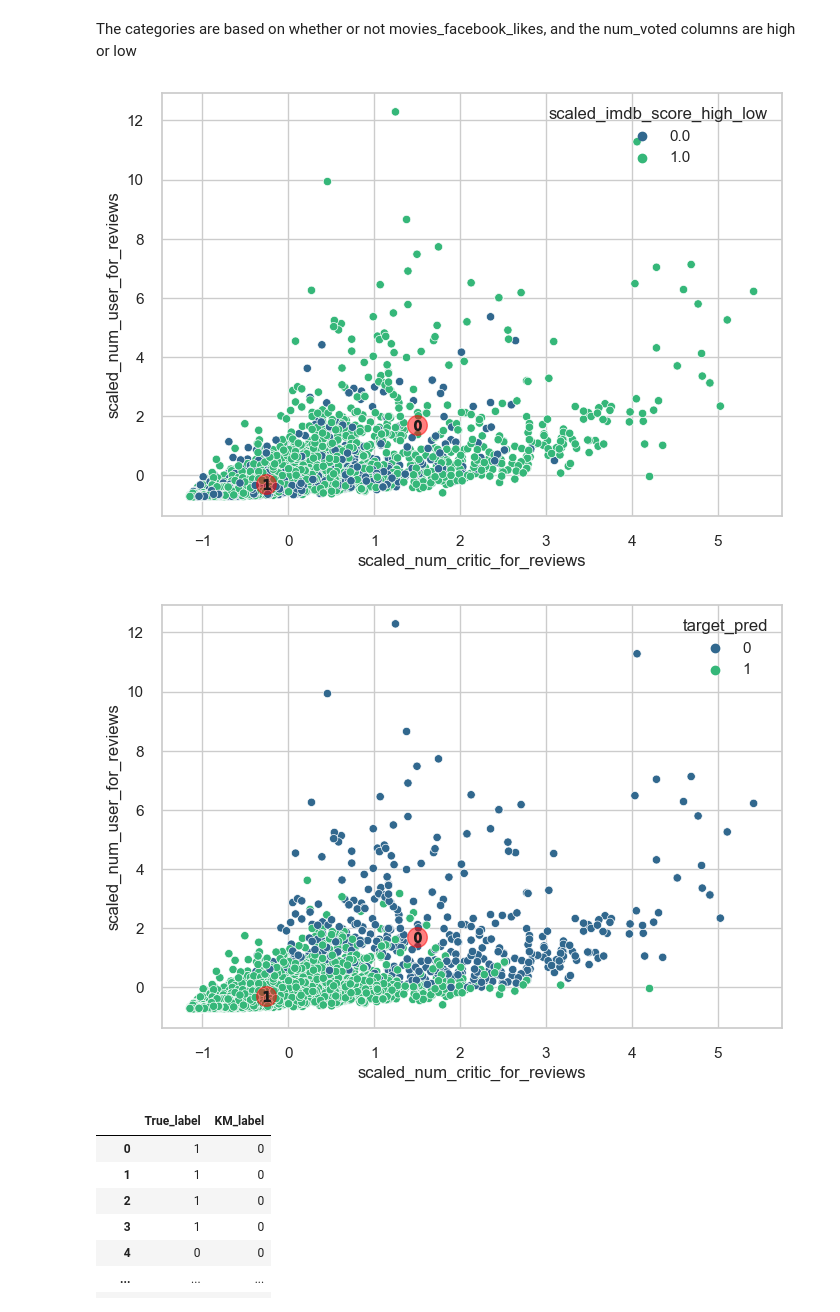
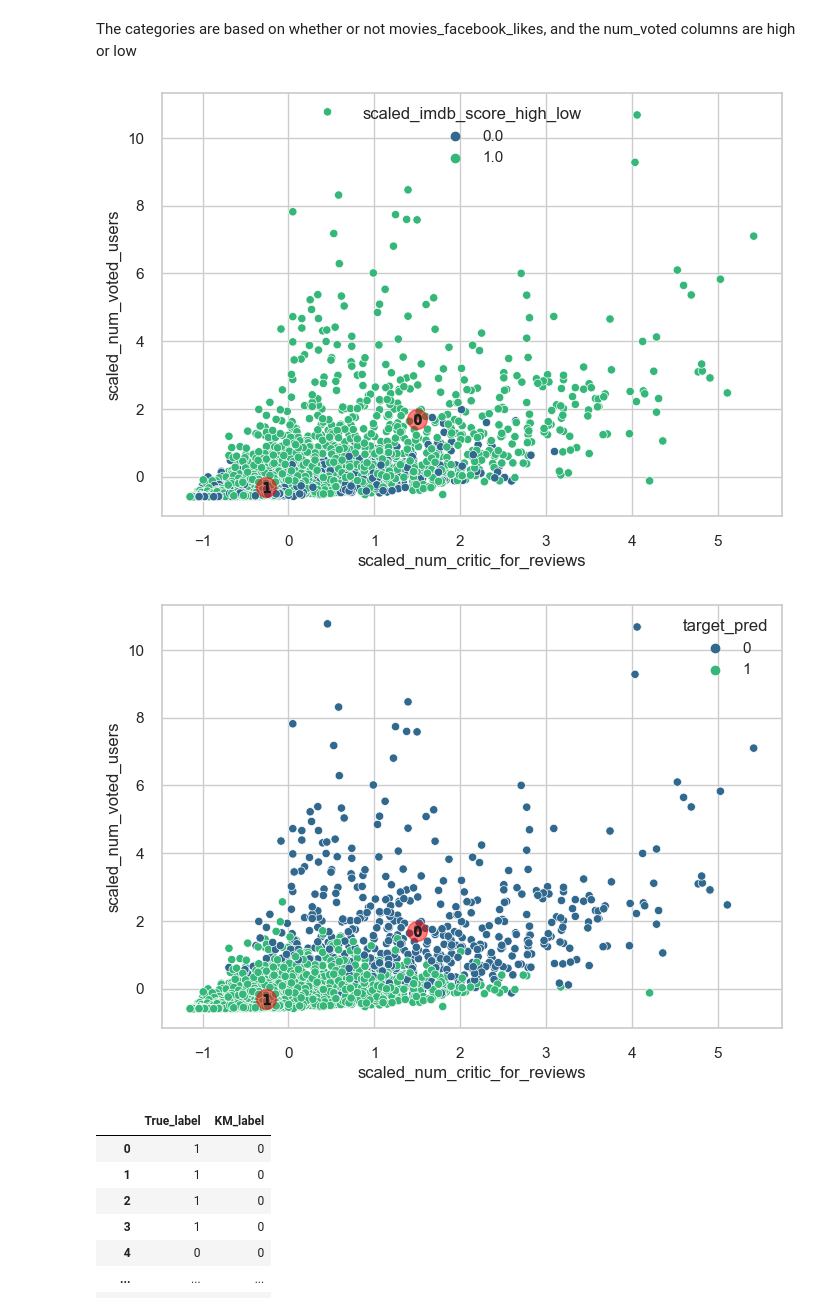
Before and after one commit to GemsLoveNLP/BigData, a Jupyter notebook: Week7/6438169421_Week7.ipynb, the cells around one changed output. Cells and saved outputs as stored; diff of their text form; code cells hidden in the pictures.

```diff
--- a/Week7/6438169421_Week7.ipynb
+++ b/Week7/6438169421_Week7.ipynb
@@ -446,17 +446,17 @@ array([[<AxesSubplot:>, <AxesSubplot:>, <AxesSubplot:>, <AxesSubplot:>,
 # %% [markdown]
 The categories are based on whether or not movies_facebook_likes, and the num_voted columns are high or low
 # %%
-sns.scatterplot(data=df_scaled,x='scaled_num_critic_for_reviews',y='scaled_num_user_for_reviews',hue='scaled_imdb_score_high_low', palette='viridis')
+sns.scatterplot(data=df_scaled,x='scaled_num_critic_for_reviews',y='scaled_num_voted_users',hue='scaled_imdb_score_high_low', palette='viridis')
 centers = km1.cluster_centers_
 plt.scatter(centers[:, 0], centers[:, 6], c='red', marker='o',s=200, alpha=0.5)
 for i, c in enumerate(centers):
         plt.scatter(c[0], c[6], marker="$%d$" % i, alpha=1, s=50, edgecolor="k")
 # %% [output]
-[figure, old version]
+[figure, new version]
 # %%
 df_scaled["target_pred"] = km1.labels_
 
-sns.scatterplot(data=df_scaled,x='scaled_num_critic_for_reviews',y='scaled_num_user_for_reviews',hue='target_pred', palette='viridis')
+sns.scatterplot(data=df_scaled,x='scaled_num_critic_for_reviews',y='scaled_num_voted_users',hue='target_pred', palette='viridis')
 centers = km1.cluster_centers_
 plt.scatter(centers[:, 0], centers[:, 6], c='red', marker='o',s=200, alpha=0.5)
 for i, c in enumerate(centers):
@@ -464,7 +464,7 @@ for i, c in enumerate(centers):
 
 df_scaled.drop(columns=["target_pred"],inplace=True)
 # %% [output]
-[figure, old version]
+[figure, new version]
 # %%
 df_compared = pd.DataFrame({"True_label":[int(i) for i in list(df_scaled.scaled_imdb_score_high_low)],"KM_label":km1.labels_})
 df_compared
```
Also changed, not shown: parts of 19 cells of this notebook, 1 other file.
